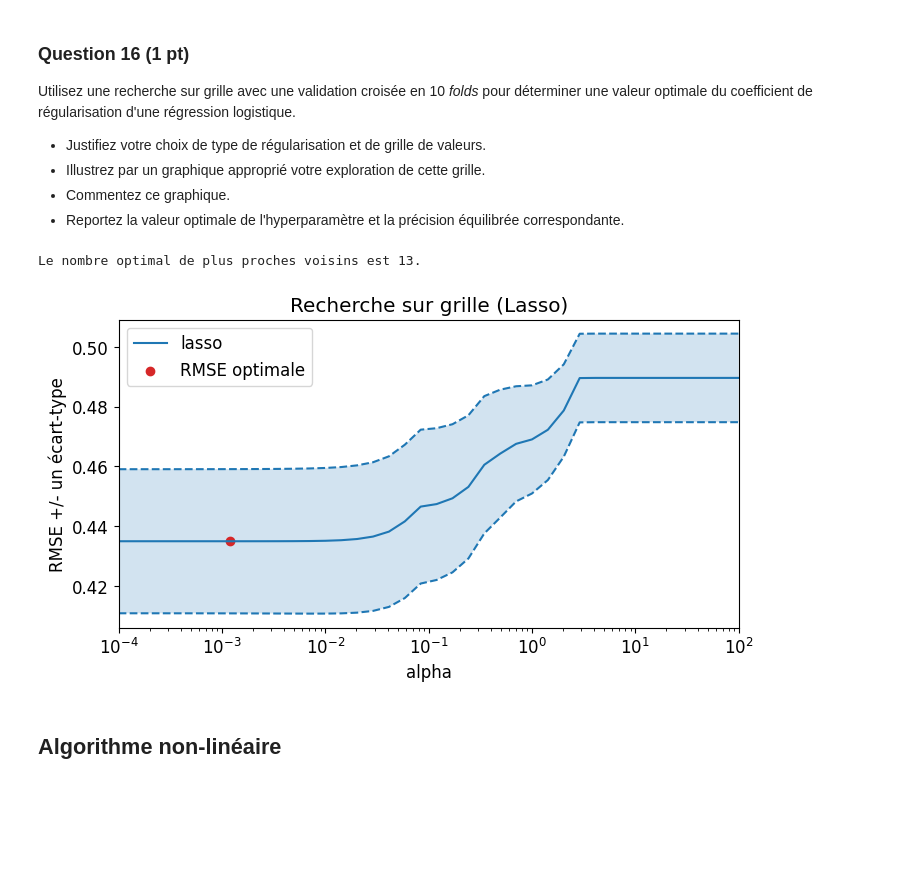
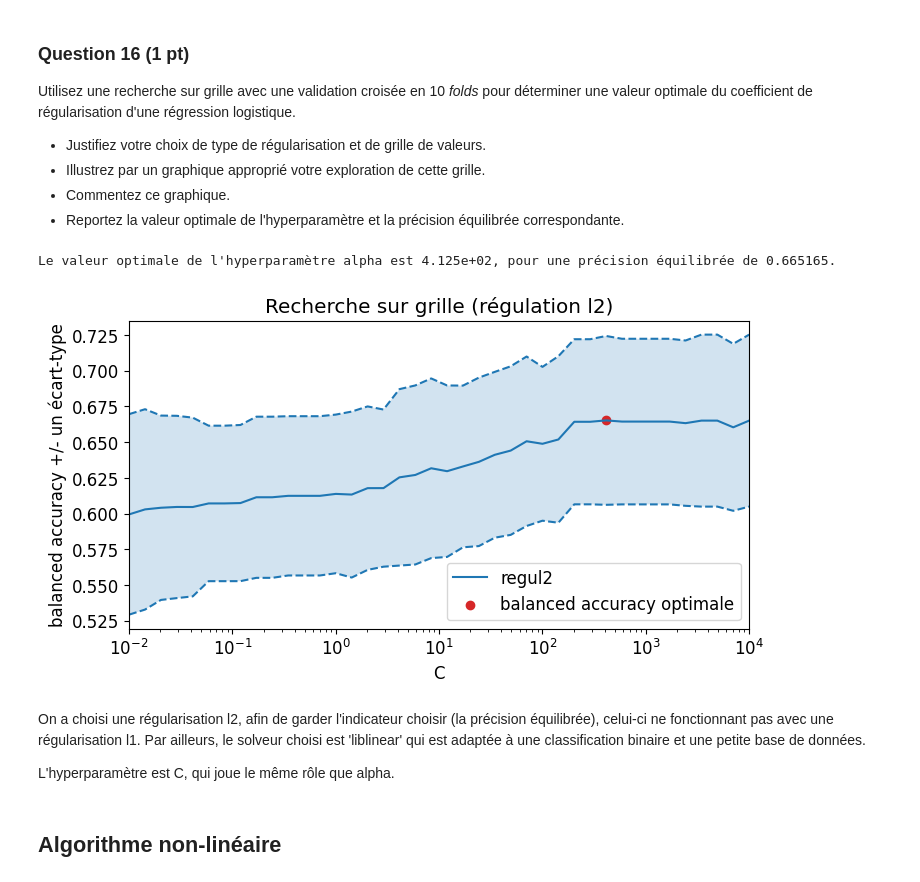
Before and after one commit to Josephine-gith/projet-data, a Jupyter notebook: Projet-jo.ipynb, the cells around one changed output. Drawn from its saved outputs; the diff is of its cells as text; code cells hidden in the pictures; blank space fills up the shorter version.

```diff
--- a/Projet-jo.ipynb
+++ b/Projet-jo.ipynb
@@ -255,7 +255,7 @@ neigh = KNeighborsClassifier()
 # Instantier la recherche sur grille
 grid = model_selection.GridSearchCV(neigh, {'n_neighbors': ks},
                                     cv=kf, # on utilise les folds déjà définis
-                                    scoring='neg_root_mean_squared_error'
+                                    scoring='balanced_accuracy'
                                    )
 
 # Utiliser la recherche sur grille
@@ -263,31 +263,31 @@ grid.fit(X_train_risk_vs_norisk, y_train_risk_vs_norisk)
 
 plt.figure(figsize=(8, 4))
 
-rmses = -grid.cv_results_['mean_test_score']
+balanced_accuracies = grid.cv_results_['mean_test_score']
 std_error = grid.cv_results_['std_test_score']
 
-# afficher les RMSE avec une échelle logarithmique pour les abscisses :
-plt.semilogx(grid.cv_results_['param_n_neighbors'], rmses,
+# afficher les balanced accuracies avec une échelle logarithmique pour les abscisses :
+plt.semilogx(grid.cv_results_['param_n_neighbors'], balanced_accuracies,
              label="neigh", color='tab:blue')
-plt.semilogx(grid.cv_results_['param_n_neighbors'], rmses + std_error,
+plt.semilogx(grid.cv_results_['param_n_neighbors'], balanced_accuracies + std_error,
              color='tab:blue', linestyle='dashed')
-plt.semilogx(grid.cv_results_['param_n_neighbors'], rmses - std_error,
+plt.semilogx(grid.cv_results_['param_n_neighbors'], balanced_accuracies - std_error,
              color='tab:blue', linestyle='dashed')
 
 # colorer l'espace entre les courbes représentant les écarts-types
-plt.fill_between(ks, (rmses + std_error), (rmses - std_error),
+plt.fill_between(ks, (balanced_accuracies + std_error), (balanced_accuracies - std_error),
                  color='tab:blue',
                  alpha=0.2, # contrôle la transparence
                 )
 
 # afficher le meilleur score
-plt.scatter(grid.best_params_['n_neighbors'], -grid.best_score_,
-           color='tab:red', label='RMSE optimale')
+plt.scatter(grid.best_params_['n_neighbors'], grid.best_score_,
+           color='tab:red', label='balanced accuracy optimale')
 print(f"Le nombre optimal de plus proches voisins est {grid.best_params_['n_neighbors']}.")
 
 # Mise en forme
 plt.xlabel("k")
-plt.ylabel("RMSE +/- un écart-type")
+plt.ylabel("balanced accuracy +/- un écart-type")
 plt.xlim([ks[0], ks[-1]])
 plt.title("Recherche sur grille (K-plus proche voisin)")
 plt.legend(loc='best')
@@ -365,51 +368,55 @@ Utilisez une recherche sur grille avec une validation croisée en 10 _folds_ pou
 # %%
 from sklearn import linear_model
 
 # Définir la grille de valeurs de l'hyperparamètre alpha
-alphas = np.logspace(-4, 2, 40)
+cs = np.logspace(-2, 4, 40)
 
 # Définir le modèle à tester
-lasso = linear_model.Lasso(random_state=25)
+regul2 = linear_model.LogisticRegression('l2', solver='liblinear')
 
 # Instantier la recherche sur grille
-grid_lasso = model_selection.GridSearchCV(lasso, {'alpha': alphas},
+grid_regul2 = model_selection.GridSearchCV(regul2, {'C': cs},
                                           cv=model_selection.KFold(n_splits=10, shuffle=True, random_state=42),
-                                          scoring='neg_root_mean_squared_error'
+                                          scoring='balanced_accuracy'
                                          )
 
 # Utiliser la recherche sur grille
-grid_lasso.fit(X_train_risk_vs_norisk, y_train_risk_vs_norisk)
+grid_regul2.fit(X_train_risk_vs_norisk, y_train_risk_vs_norisk)
 
 plt.figure(figsize=(8, 4))
 
-rmses = -grid_lasso.cv_results_['mean_test_score']
-std_error = grid_lasso.cv_results_['std_test_score']
+balanced_accuracies = grid_regul2.cv_results_['mean_test_score']
+std_error = grid_regul2.cv_results_['std_test_score']
 
-# afficher les RMSE avec une échelle logarithmique pour les abscisses :
-plt.semilogx(alphas, rmses, label="lasso", color='tab:blue')
-plt.semilogx(alphas, rmses + std_error, color='tab:blue', linestyle='dashed')
-plt.semilogx(alphas, rmses - std_error, color='tab:blue', linestyle='dashed')
+# afficher la précision équilibrée avec une échelle logarithmique pour les abscisses :
+plt.semilogx(cs, balanced_accuracies, label="regul2", color='tab:blue')
+plt.semilogx(cs, balanced_accuracies + std_error, color='tab:blue', linestyle='dashed')
+plt.semilogx(cs, balanced_accuracies - std_error, color='tab:blue', linestyle='dashed')
 
 # colorer l'espace entre les courbes représentant les écarts-types
-plt.fill_between(alphas, (rmses + std_error), (rmses - std_error),
+plt.fill_between(cs, (balanced_accuracies + std_error), (balanced_accuracies - std_error),
                  alpha=0.2 # contrôle la transparence
                 )
 
 # afficher le meilleur score
-plt.scatter(grid_lasso.best_params_['alpha'], -grid_lasso.best_score_,
-           color='tab:red', label='RMSE optimale')
-print(f"Le nombre optimal de plus proches voisins est {grid.best_params_['n_neighbors']}.")
+plt.scatter(grid_regul2.best_params_['C'], grid_regul2.best_score_,
+           color='tab:red', label='balanced accuracy optimale')
+print(f"Le valeur optimale de l'hyperparamètre alpha est {grid_regul2.best_params_['C']:.3e}, pour une précision équilibrée de {grid_regul2.best_score_:2f}.")
 
 # Mise en forme
-plt.xlabel("alpha")
-plt.ylabel("RMSE +/- un écart-type")
-plt.xlim([alphas[0], alphas[-1]])
-plt.title("Recherche sur grille (Lasso)")
+plt.xlabel("C")
+plt.ylabel("balanced accuracy +/- un écart-type")
+plt.xlim([cs[0], cs[-1]])
+plt.title("Recherche sur grille (régulation l2)")
 plt.legend(loc='best')
 plt.show();
 # %% [output]
-Le nombre optimal de plus proches voisins est 13.
+Le valeur optimale de l'hyperparamètre alpha est 4.125e+02, pour une précision équilibrée de 0.665165.
-[figure, old version]
+[figure, new version]
+# %% [markdown]
+On a choisi une régularisation l2, afin de garder l'indicateur choisir (la précision équilibrée), celui-ci ne fonctionnant pas avec une régularisation l1. Par ailleurs, le solveur choisi est 'liblinear' qui est adaptée à une classification binaire et une petite base de données.
+
+L'hyperparamètre est C, qui joue le même rôle que alpha.
 # %% [markdown]
 ## Algorithme non-linéaire
 # %% [markdown]
```
Also changed, not shown: parts of 17 cells of this notebook.
